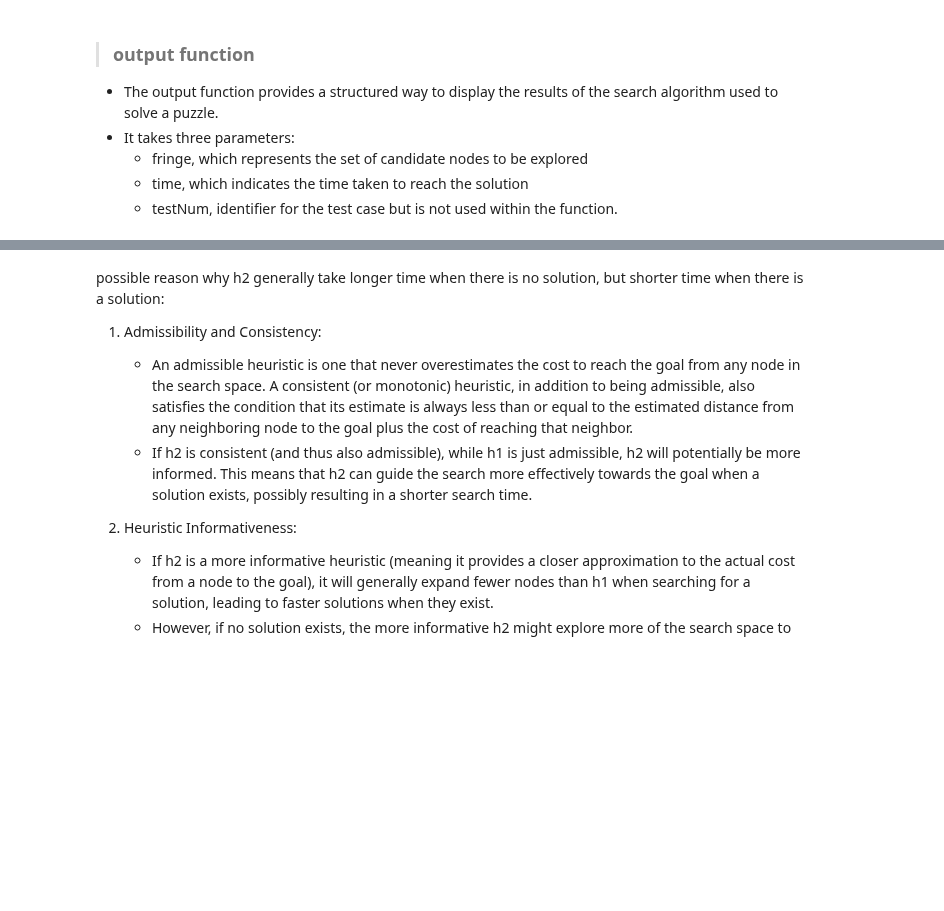
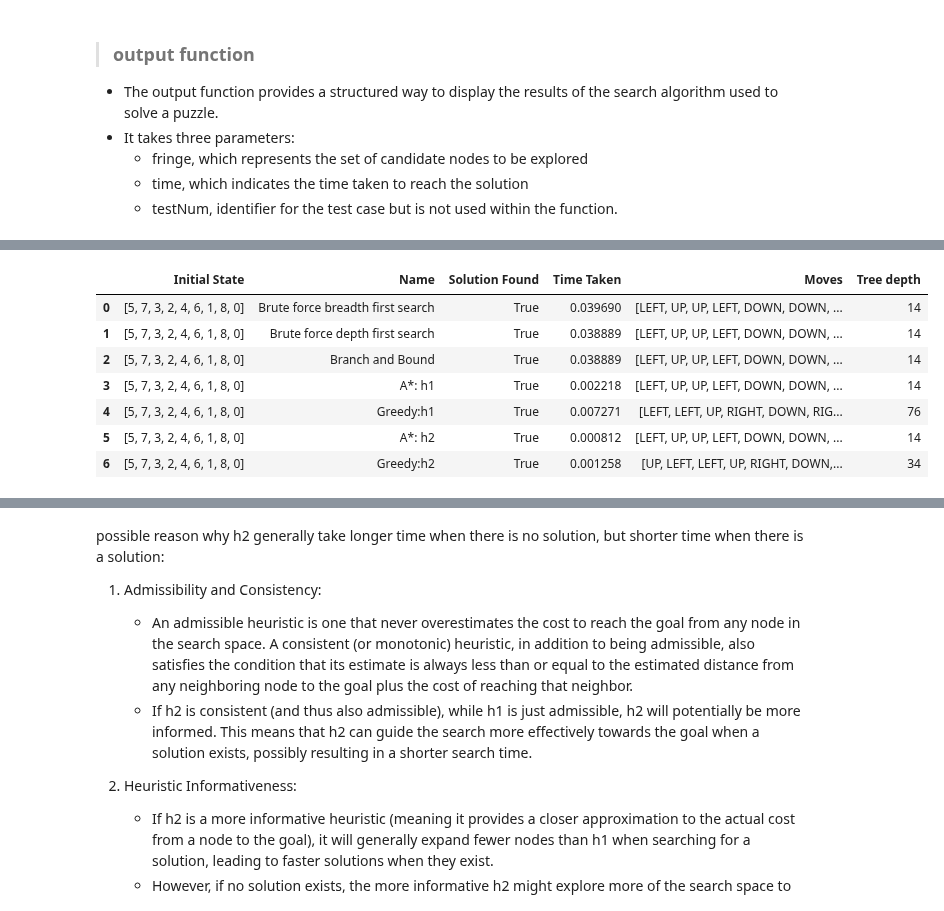
Before and after one commit to KuroInit/HDB-Resale-Price-Predict, a Jupyter notebook: lab8.ipynb, the cells around one changed output, grey strips where cells are left out. Drawn from its saved outputs; the diff is of its cells as text; code cells hidden in the pictures; blank space fills up the shorter version.

```diff
--- a/lab8.ipynb
+++ b/lab8.ipynb
@@ -657,3 +668,14 @@ TypeError: cannot unpack non-iterable bool object
+# %%
+df_states.head(7)
+# %% [output]
+|  | Initial State | Name | Solution Found | Time Taken | Moves | Tree depth |
+| 0 | [5, 7, 3, 2, 4, 6, 1, 8, 0] | Brute force breadth first search | True | 0.039690 | [LEFT, UP, UP, LEFT, DOWN, DOWN, ... | 14 |
+| 1 | [5, 7, 3, 2, 4, 6, 1, 8, 0] | Brute force depth first search | True | 0.038889 | [LEFT, UP, UP, LEFT, DOWN, DOWN, ... | 14 |
+| 2 | [5, 7, 3, 2, 4, 6, 1, 8, 0] | Branch and Bound | True | 0.038889 | [LEFT, UP, UP, LEFT, DOWN, DOWN, ... | 14 |
+| 3 | [5, 7, 3, 2, 4, 6, 1, 8, 0] | A*: h1 | True | 0.002218 | [LEFT, UP, UP, LEFT, DOWN, DOWN, ... | 14 |
+| 4 | [5, 7, 3, 2, 4, 6, 1, 8, 0] | Greedy:h1 | True | 0.007271 | [LEFT, LEFT, UP, RIGHT, DOWN, RIG... | 76 |
+| 5 | [5, 7, 3, 2, 4, 6, 1, 8, 0] | A*: h2 | True | 0.000812 | [LEFT, UP, UP, LEFT, DOWN, DOWN, ... | 14 |
+| 6 | [5, 7, 3, 2, 4, 6, 1, 8, 0] | Greedy:h2 | True | 0.001258 | [UP, LEFT, LEFT, UP, RIGHT, DOWN,... | 34 |
 # %%
 import matplotlib.pyplot as plt
 
```
Also changed, not shown: parts of 8 cells of this notebook.
